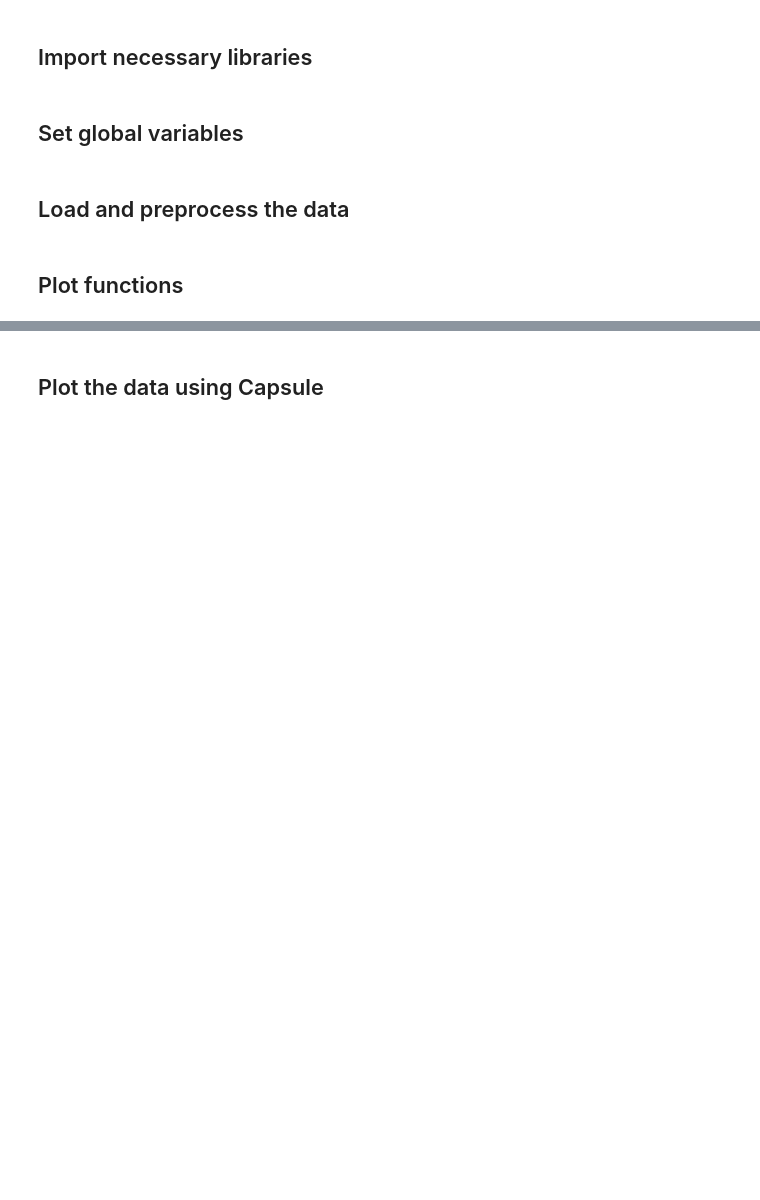
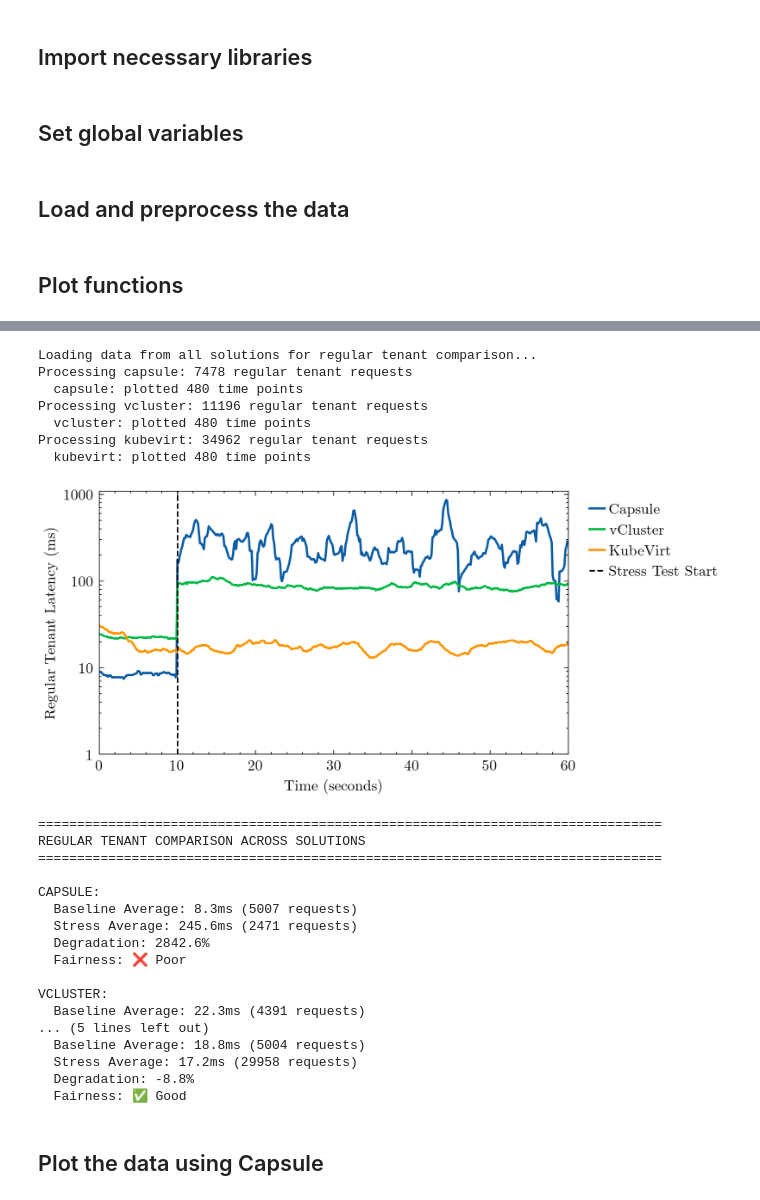
Before and after one commit to attilio-oliva/kumuteva, a Jupyter notebook: fairness_results/fairness_analyzer.ipynb, the cells around one changed output, grey strips where cells are left out. Drawn from its saved outputs; the diff is of its cells as text; code cells hidden in the pictures; blank space fills up the shorter version.

Commit message:
feat(fairness_analyzer): add a plot for latency comparison under stress

```diff
--- a/fairness_results/fairness_analyzer.ipynb
+++ b/fairness_results/fairness_analyzer.ipynb
@@ -24,7 +24,7 @@ warnings.filterwarnings('ignore')
 # Set style for paper-like plots
 # plt.style.use(['science','ieee','no-latex'])
 # plt.style.use(['science','no-latex'])
-#plt.style.use(['science'])
+plt.style.use(['science'])
 
 # Global configuration for plot duration limit
 # This is the maximum duration for which we will plot individual requests
@@ -1110,3 +1405,36 @@ CAPSULE:
+# %%
+plot_regular_tenant_comparison_across_solutions(
+    data_dirs="./60_sec",
+    save_plots=True,
+    out_dir="./plots",
+    single_column_size=False
+)
+# %% [output]
+Loading data from all solutions for regular tenant comparison...
+Processing capsule: 7478 regular tenant requests
+  capsule: plotted 480 time points
+Processing vcluster: 11196 regular tenant requests
+  vcluster: plotted 480 time points
+Processing kubevirt: 34962 regular tenant requests
+  kubevirt: plotted 480 time points
+[figure, added]
+================================================================================
+REGULAR TENANT COMPARISON ACROSS SOLUTIONS
+================================================================================
+
+CAPSULE:
+  Baseline Average: 8.3ms (5007 requests)
+  Stress Average: 245.6ms (2471 requests)
+  Degradation: 2842.6%
+  Fairness: ❌ Poor
+
+VCLUSTER:
+  Baseline Average: 22.3ms (4391 requests)
+... (5 lines left out)
+  Baseline Average: 18.8ms (5004 requests)
+  Stress Average: 17.2ms (29958 requests)
+  Degradation: -8.8%
+  Fairness: ✅ Good
 # %% [markdown]
 ## Plot the data using Capsule
 # %%
```
Also changed, not shown: parts of 9 cells of this notebook.
